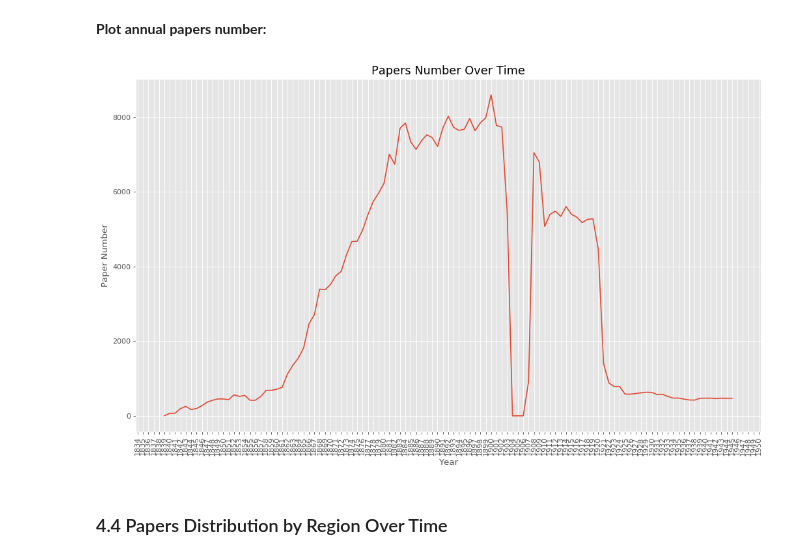
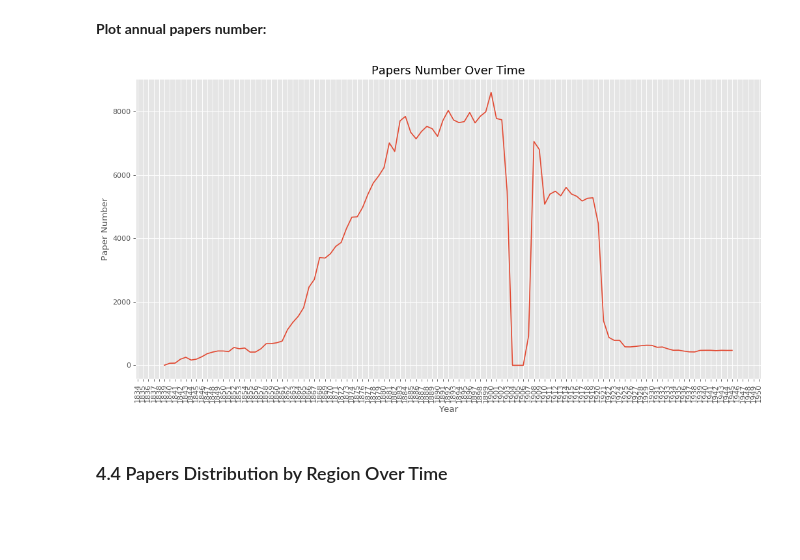
Before and after one commit to xandercai/papers-past-topic-modeling, a Jupyter notebook: 3-exploring/1-explore.ipynb, the cells around one changed output. Saved outputs shown, nothing was run; the diff lists cells and outputs as text; code cells hidden in the pictures; blank space fills up the shorter version.

```diff
--- a/3-exploring/1-explore.ipynb
+++ b/3-exploring/1-explore.ipynb
@@ -273,24 +273,24 @@ df_paper_year.T
 # %% [markdown]
 **Plot annual papers number:**
 # %%
-fig, ax = plt.subplots(figsize=(13, 8), dpi=dpi)
+fig, ax = plt.subplots(figsize=(13, 7), dpi=dpi)
 
 year = mdates.YearLocator(month=1)
 year_format = mdates.DateFormatter('%Y')
 ax.xaxis.set_major_locator(year)
 ax.xaxis.set_major_formatter(year_format)
 
 plt.plot_date(df_paper_year.index, df_paper_year['count'], '-')
 plt.xlabel('Year')
 plt.ylabel('Paper Number')
 plt.title("Papers Number Over Time", fontdict=dict(size=16))
 plt.xticks(rotation='90')
 plt.tight_layout()
-plt.savefig('../temp/papers.png')
+plt.savefig('../temp/plot_papers.png', dpi=dpi)
 plt.show()
 plt.close()
 # %% [output]
-[figure, old version]
+[figure, new version]
 # %% [markdown]
 ### 4.4 Papers Distribution by Region Over Time
 # %%
```
Also changed, not shown: parts of 8 cells of this notebook.
